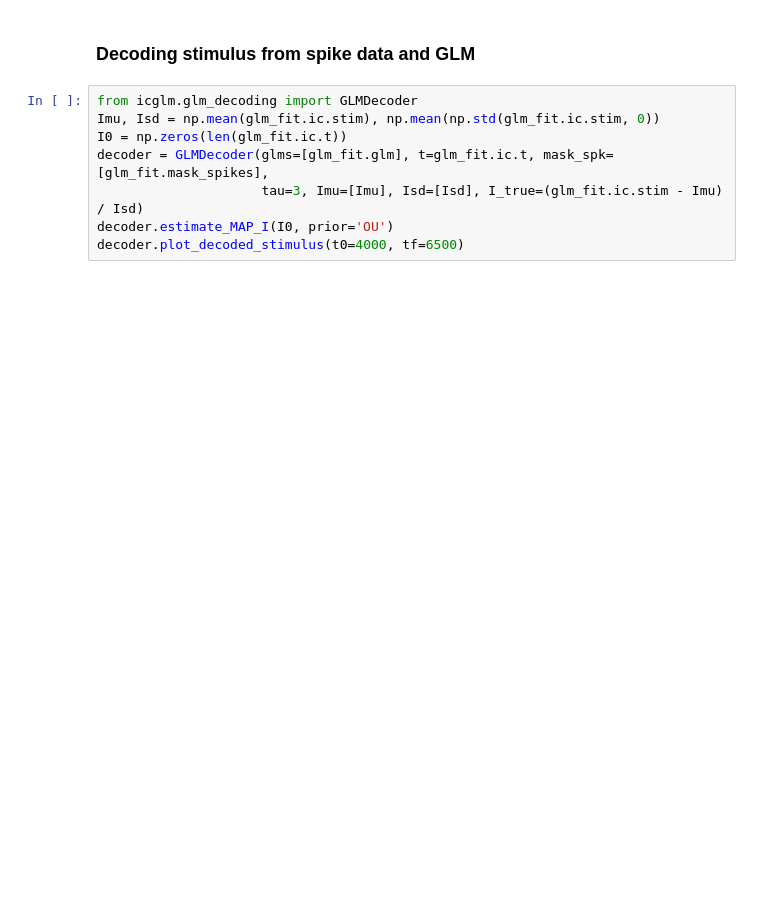
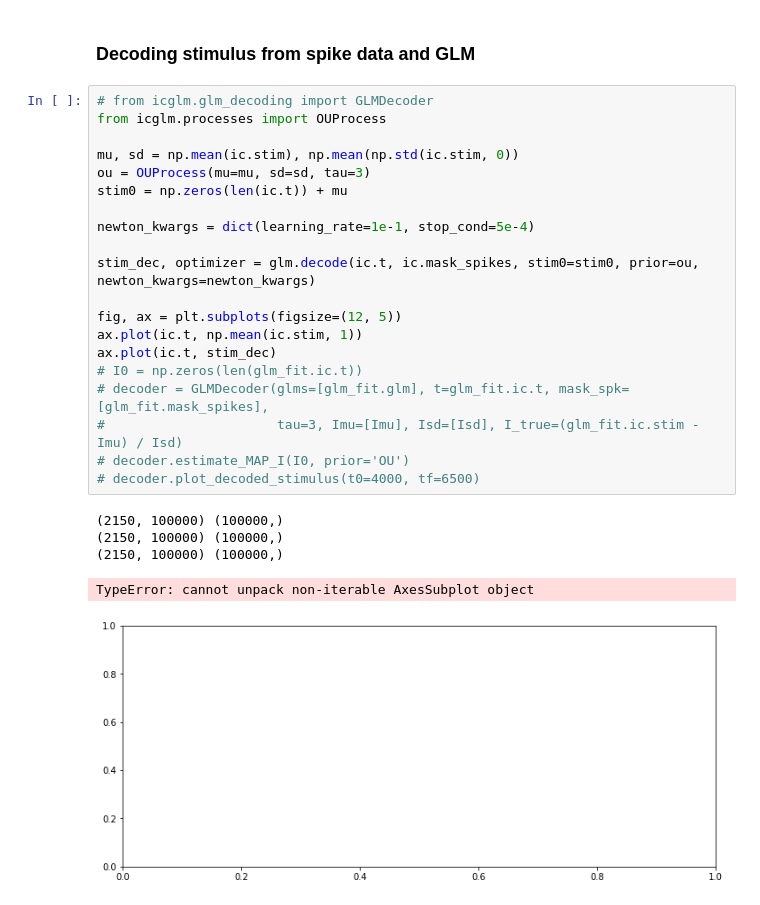
Before and after one commit to diegoarri91/iclamp-glm, a Jupyter notebook: examples/fit_and_decode.ipynb, the cells around one changed output. Saved outputs shown, nothing was run; the diff lists cells and outputs as text; blank space fills up the shorter version.

```diff
--- a/examples/fit_and_decode.ipynb
+++ b/examples/fit_and_decode.ipynb
@@ -25,10 +68,28 @@ glm_fit.plot_raster()
 # %% [markdown]
 ### Decoding stimulus from spike data and GLM
 # %%
-from icglm.glm_decoding import GLMDecoder
-Imu, Isd = np.mean(glm_fit.ic.stim), np.mean(np.std(glm_fit.ic.stim, 0))
-I0 = np.zeros(len(glm_fit.ic.t))
-decoder = GLMDecoder(glms=[glm_fit.glm], t=glm_fit.ic.t, mask_spk=[glm_fit.mask_spikes],
-                     tau=3, Imu=[Imu], Isd=[Isd], I_true=(glm_fit.ic.stim - Imu) / Isd)
-decoder.estimate_MAP_I(I0, prior='OU')
-decoder.plot_decoded_stimulus(t0=4000, tf=6500)
+# from icglm.glm_decoding import GLMDecoder
+from icglm.processes import OUProcess
+
+mu, sd = np.mean(ic.stim), np.mean(np.std(ic.stim, 0))
+ou = OUProcess(mu=mu, sd=sd, tau=3)
+stim0 = np.zeros(len(ic.t)) + mu
+
+newton_kwargs = dict(learning_rate=1e-1, stop_cond=5e-4)
+
+stim_dec, optimizer = glm.decode(ic.t, ic.mask_spikes, stim0=stim0, prior=ou, newton_kwargs=newton_kwargs)
+
+fig, ax = plt.subplots(figsize=(12, 5))
+ax.plot(ic.t, np.mean(ic.stim, 1))
+ax.plot(ic.t, stim_dec)
+# I0 = np.zeros(len(glm_fit.ic.t))
+# decoder = GLMDecoder(glms=[glm_fit.glm], t=glm_fit.ic.t, mask_spk=[glm_fit.mask_spikes],
+#                      tau=3, Imu=[Imu], Isd=[Isd], I_true=(glm_fit.ic.stim - Imu) / Isd)
+# decoder.estimate_MAP_I(I0, prior='OU')
+# decoder.plot_decoded_stimulus(t0=4000, tf=6500)
+# %% [output]
+(2150, 100000) (100000,)
+(2150, 100000) (100000,)
+(2150, 100000) (100000,)
+TypeError: cannot unpack non-iterable AxesSubplot object
+[figure, added]
```
Also changed, not shown: parts of 7 cells of this notebook, 26 other files.
